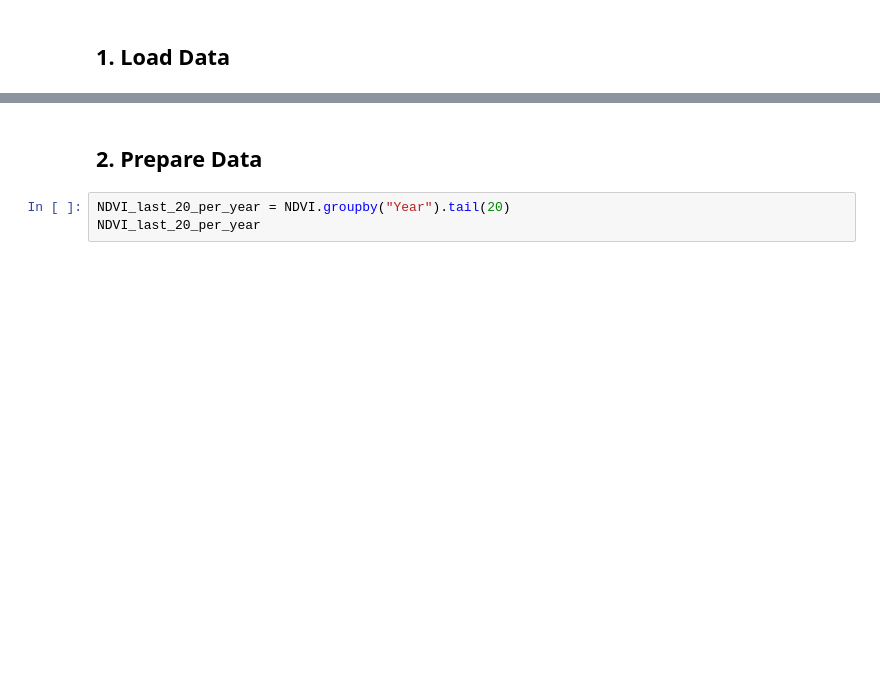
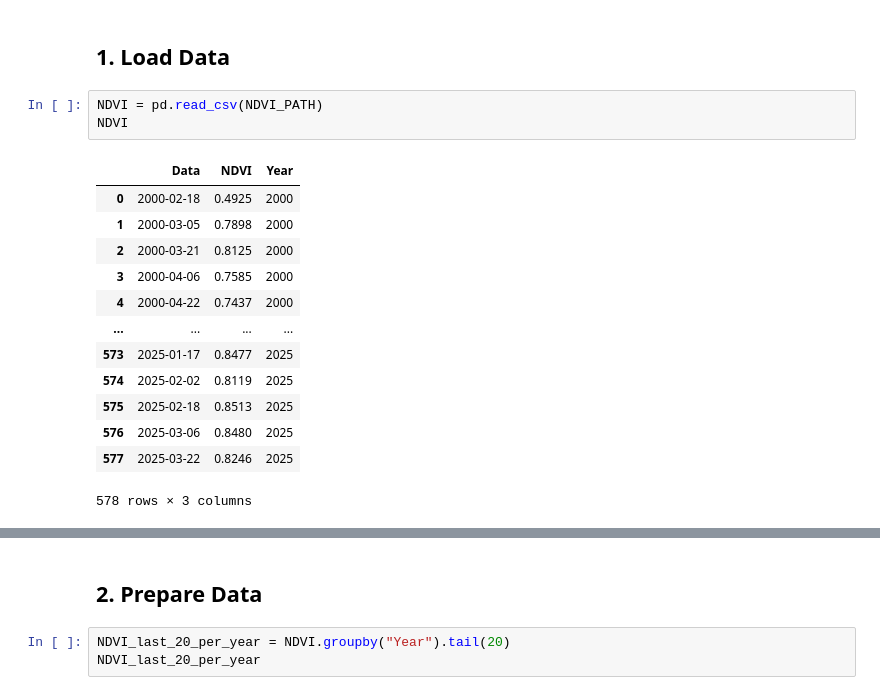
Before and after one commit to luisfuturist/ec-ingredion-2, a Jupyter notebook: src/2. Prediction.ipynb, the cells around one changed output, grey strips where cells are left out. Drawn from its saved outputs; the diff is of its cells as text; blank space fills up the shorter version.

```diff
--- a/src/2. Prediction.ipynb
+++ b/src/2. Prediction.ipynb
@@ -55,3 +68,20 @@ print("\n")
 # %% [markdown]
 ## 1. Load Data
+# %%
+NDVI = pd.read_csv(NDVI_PATH)
+NDVI
+# %% [output]
+|  | Data | NDVI | Year |
+| 0 | 2000-02-18 | 0.4925 | 2000 |
+| 1 | 2000-03-05 | 0.7898 | 2000 |
+| 2 | 2000-03-21 | 0.8125 | 2000 |
+| 3 | 2000-04-06 | 0.7585 | 2000 |
+| 4 | 2000-04-22 | 0.7437 | 2000 |
+| ... | ... | ... | ... |
+| 573 | 2025-01-17 | 0.8477 | 2025 |
+| 574 | 2025-02-02 | 0.8119 | 2025 |
+| 575 | 2025-02-18 | 0.8513 | 2025 |
+| 576 | 2025-03-06 | 0.8480 | 2025 |
+| 577 | 2025-03-22 | 0.8246 | 2025 |
+578 rows × 3 columns
 # %%
```
Also changed, not shown: parts of 10 cells of this notebook, 2 other files.
